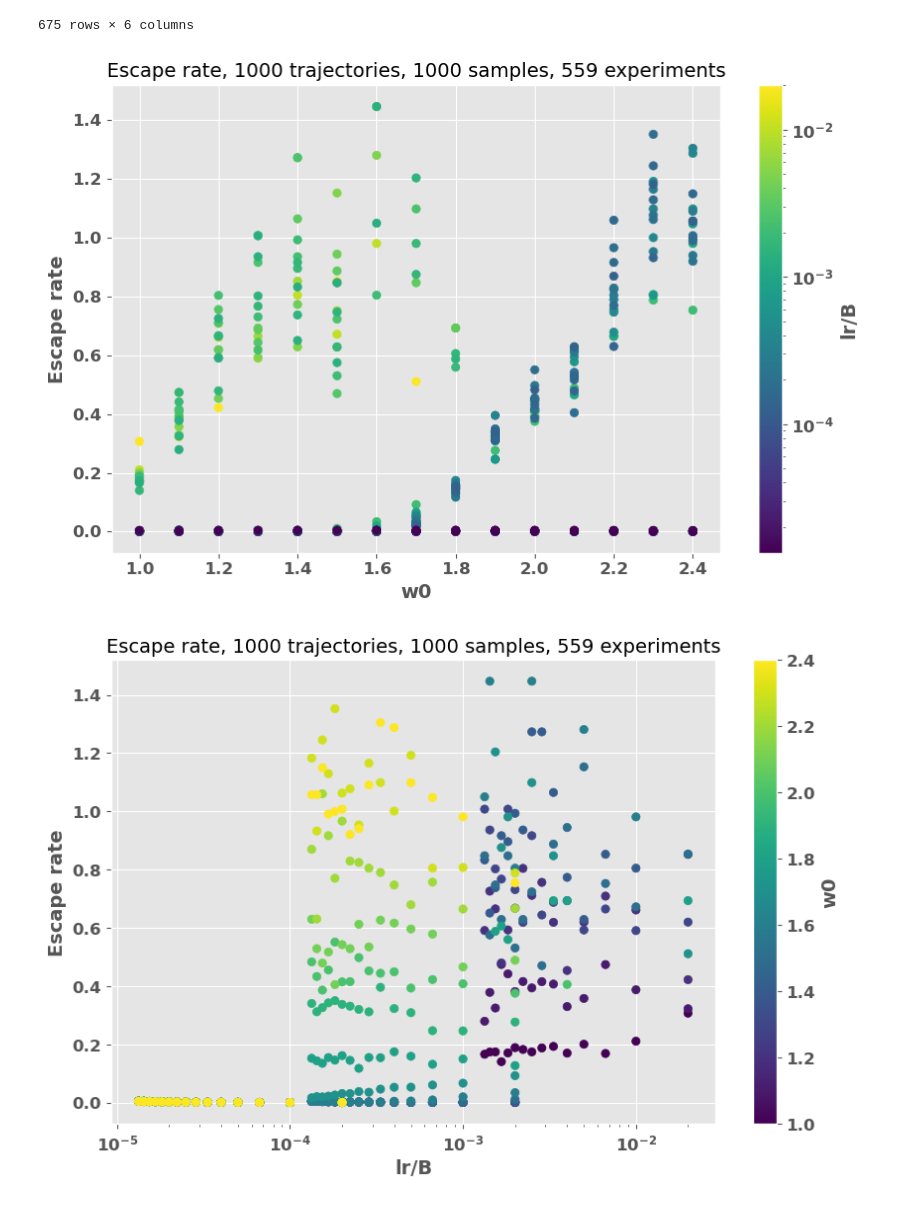
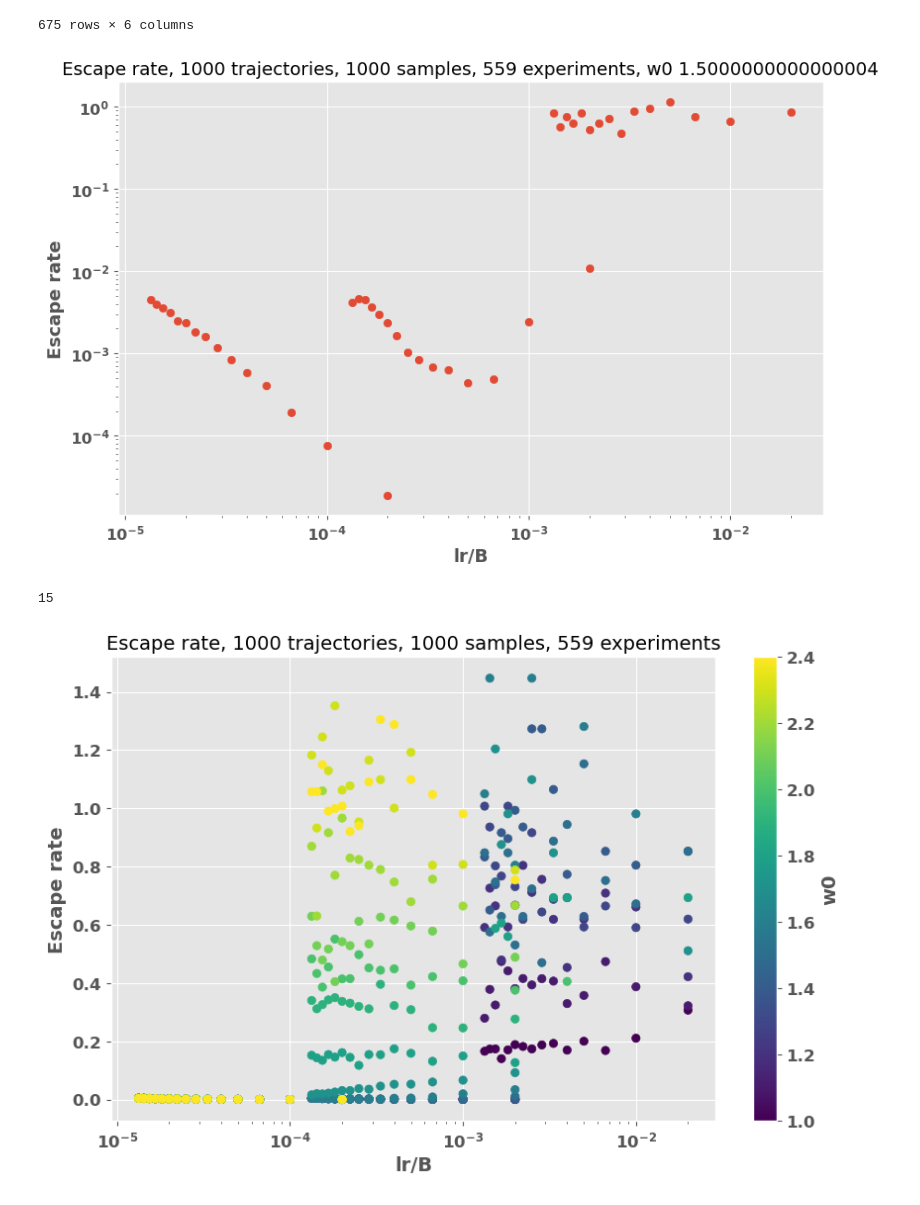
Before and after one commit to gcorlouer/SLTforSGD, a Jupyter notebook: notebooks/phase_diagram.ipynb, the cells around one changed output. Drawn from its saved outputs; the diff is of its cells as text; code cells hidden in the pictures.

```diff
--- a/notebooks/phase_diagram.ipynb
+++ b/notebooks/phase_diagram.ipynb
@@ -110,12 +110,42 @@ df
 | 673 | -1.057266 | 0.000133 | 2.4 | 3.916646e-02 | -2.496306 | [0.0855457227138643, 0.0265486725... |
 | 674 | -0.003755 | 0.000013 | 2.4 | 1.069075e-01 | -1.081494 | [0.38, 0.327, 0.327, 0.327, 0.327... |
 675 rows × 6 columns
+# %%
+%matplotlib inline
+from scipy.interpolate import griddata
+import matplotlib
+cleaned_df = df.copy().dropna()
+w0s = list(sorted(set(cleaned_df["w0"])) )
+w0 = w0s[5]
+cleaned_df["escape_rate"] = cleaned_df["escape_rate"].abs()
+x = cleaned_df['lr/B'].loc[cleaned_df['w0'] == w0]
+y = cleaned_df['escape_rate'].loc[cleaned_df['w0'] == w0]
+nexp = len(cleaned_df)
+# Create the scatter plot
+plt.scatter(x, y)
+
+# Adding a colorbar to show the values of escape_rate
+
+# Adding labels and title
+plt.xlabel('lr/B')
+plt.ylabel('Escape rate')
+plt.yscale('log')
+plt.xscale('log')
+plt.title(f'Escape rate, {nSGD} trajectories, {nsamples} samples, {nexp} experiments, w0 {w0}')
+plt.show()
+# %% [output]
+[figure, added]
+# %%
+print(len(batch_range))
+# %% [output]
+15
 # %%
 %matplotlib inline
 from scipy.interpolate import griddata
 import matplotlib
 cleaned_df = df.copy().dropna()
 cleaned_df["escape_rate"] = cleaned_df["escape_rate"].abs()
+escape_rate = cleaned_df["escape_rate"].
 nexp = len(cleaned_df)
 # Create the scatter plot
 plt.scatter(cleaned_df['w0'], cleaned_df['escape_rate'], c=cleaned_df['lr/B'], cmap='viridis',
@@ -129,8 +159,6 @@ plt.xlabel('w0')
 plt.ylabel('Escape rate')
 plt.title(f'Escape rate, {nSGD} trajectories, {nsamples} samples, {nexp} experiments')
 plt.show()
-# %% [output]
-[figure, removed]
 # %%
 %matplotlib inline
 from scipy.interpolate import griddata
```
Also changed, not shown: parts of 1 cell of this notebook, 6 other files.
